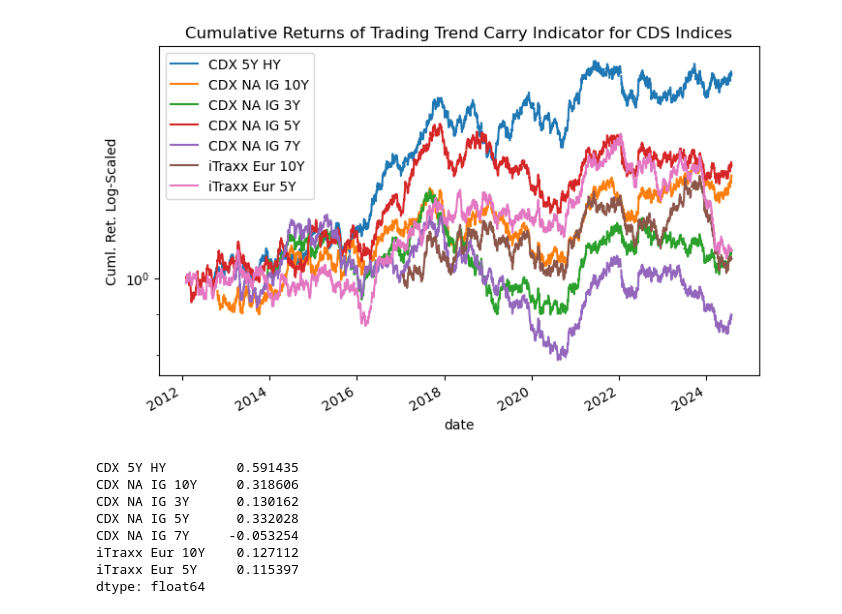
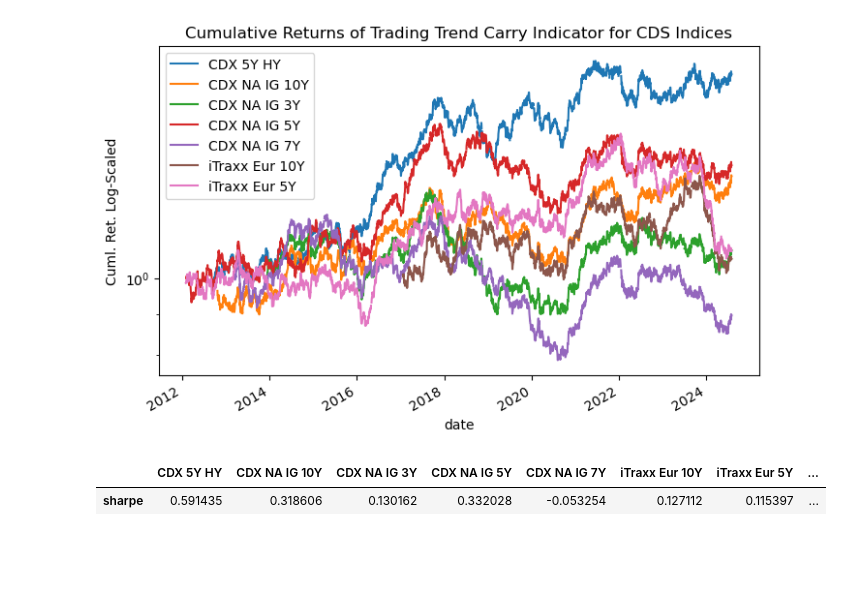
Before and after one commit to diegodalvarez/TrendSystem, a Jupyter notebook: Research/Writeups/SocieteGeneraleCreditIndices.ipynb, the cells around one changed output. Drawn from its saved outputs; the diff is of its cells as text; code cells hidden in the pictures; blank space fills up the shorter version.

```diff
--- a/Research/Writeups/SocieteGeneraleCreditIndices.ipynb
+++ b/Research/Writeups/SocieteGeneraleCreditIndices.ipynb
@@ -629,15 +630,9 @@ plt.show()
 # %%
 (df_port
     .agg(lambda x: x.mean() / x.std() * np.sqrt(252))
     .to_frame(name = "sharpe")
     .T
-)
+    .assign(Avg = lambda x: x.mean(axis = 1)))
 # %% [output]
-CDX 5Y HY         0.591435
-CDX NA IG 10Y     0.318606
-CDX NA IG 3Y      0.130162
-CDX NA IG 5Y      0.332028
-CDX NA IG 7Y     -0.053254
-iTraxx Eur 10Y    0.127112
-iTraxx Eur 5Y     0.115397
-dtype: float64
+|  | CDX 5Y HY | CDX NA IG 10Y | CDX NA IG 3Y | CDX NA IG 5Y | CDX NA IG 7Y | iTraxx Eur 10Y | iTraxx Eur 5Y | ... |
+| sharpe | 0.591435 | 0.318606 | 0.130162 | 0.332028 | -0.053254 | 0.127112 | 0.115397 | ... |
```
Also changed, not shown: parts of 10 cells of this notebook.
